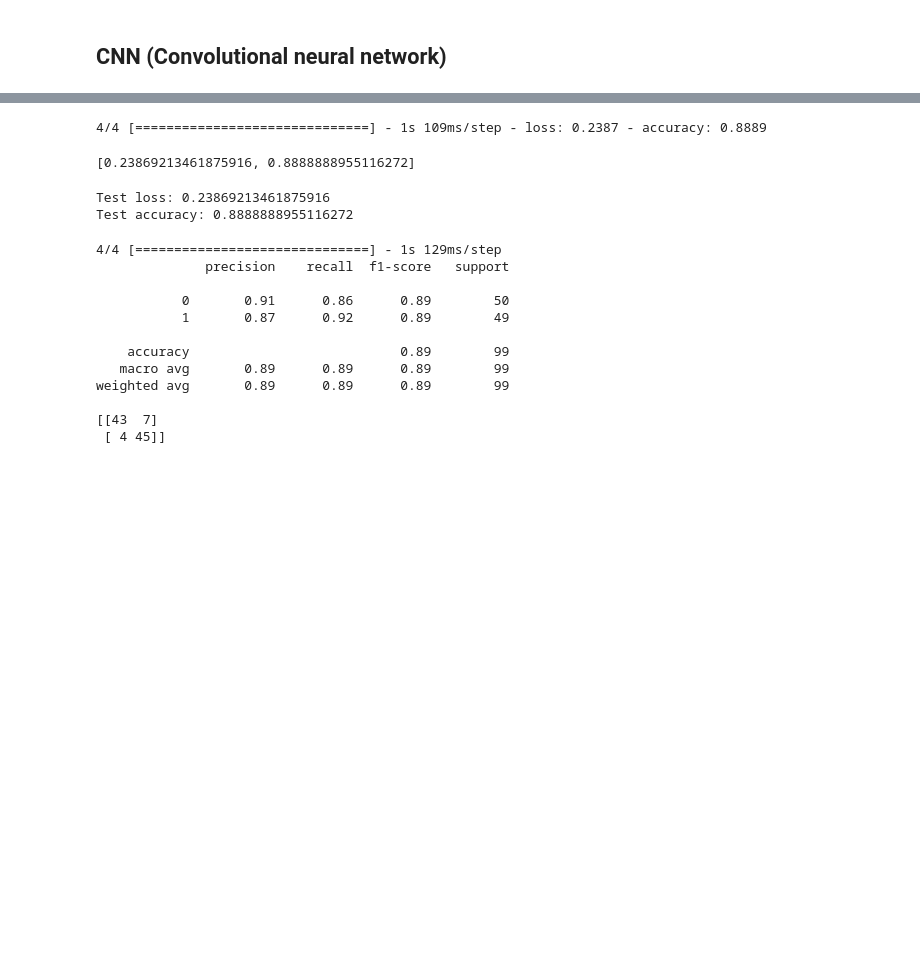
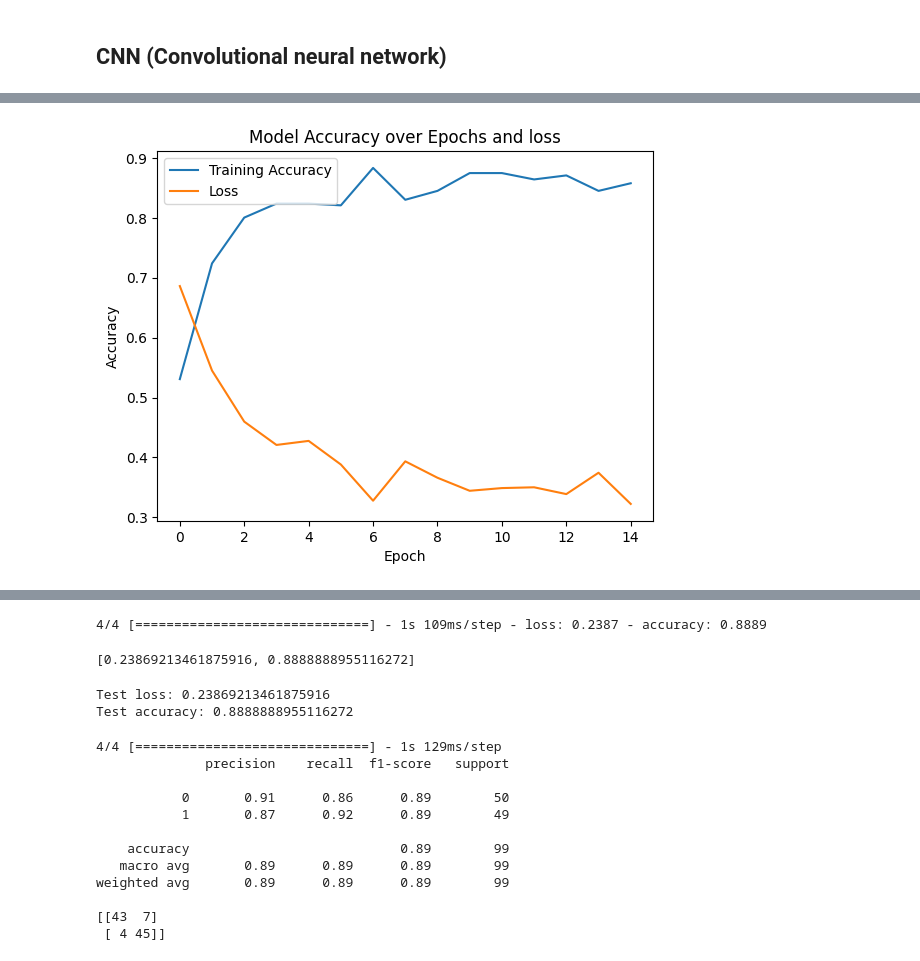
Before and after one commit to Haseebk0678/CISC-4900, a Jupyter notebook: FaceMaskML.ipynb, the cells around one changed output, grey strips where cells are left out. Drawn from its saved outputs; the diff is of its cells as text; code cells hidden in the pictures; blank space fills up the shorter version.

```diff
--- a/FaceMaskML.ipynb
+++ b/FaceMaskML.ipynb
@@ -261,13 +261,14 @@ print(x_test.shape)
 #     print("F1-score: {:.2f}".format(f1_score(y_test, y_pred, average='weighted')))
 #     print()
 # %%
-# from keras.preprocessing import image
+from keras.preprocessing import image
 
-# train_data_mask_dir="New_Masks_Dataset/Train"
-# val_data_mask_dir = "New_Masks_Dataset/Validation"
-# test_data_mask_dir="New_Masks_Dataset/Test"
+train_data_mask_dir="New_Masks_Dataset/Train"
+val_data_mask_dir = "New_Masks_Dataset/Validation"
+test_data_mask_dir="New_Masks_Dataset/Test"
 
-# train_datagen = ImageDataGenerator(rescale=1./255, rotation_range=40, width_shift_range=0.2, height_shift_range=0.2, shear_range=0.2, zoom_range=0.2, horizontal_flip=True,)
-# test_datagen = ImageDataGenerator(rescale=1./255)
-# train_generator = train_datagen.flow_from_directory(train_data_mask_dir, target_size=(100, 100), batch_size=32, class_mode='binary')
-# validation_generator = test_datagen.flow_from_directory(val_data_mask_dir, target_size=(100, 100), batch_size=32, class_mode='binary')
+batch_size = 32
+train_datagen = ImageDataGenerator(rescale=1./255, rotation_range=40, width_shift_range=0.2, height_shift_range=0.2, shear_range=0.2, zoom_range=0.2, horizontal_flip=True,)
+test_datagen = ImageDataGenerator(rescale=1./255)
+train_generator = train_datagen.flow_from_directory(train_data_mask_dir, target_size=(100, 100), batch_size=batch_size, class_mode='binary')
+validation_generator = test_datagen.flow_from_directory(test_data_mask_dir, target_size=(100, 100), batch_size=batch_size, class_mode='binary')
@@ -274,13 +278,17 @@ print(x_test.shape)
 # %% [markdown]
 ## CNN (Convolutional neural network)
 # %%
-
+# https://www.analyticsvidhya.com/blog/2022/09/training-a-cnn-from-scratch-using-data-augmentation/
+# layers.Conv2D(32, (3, 3), activation='relu', input_shape=(150, 150, 1))
 # https://www.tensorflow.org/api_docs/python/tf/keras/layers/RandomFlip
 
 # The parameters I chose here were also from a project I did earlier, I'll link it here
+NUM_CLASSES = 2
+input_shape = (100,100,3)
 model = keras.Sequential(
     [
         keras.Input(shape=input_shape),
+        layers.Conv2D(32, (3, 3), activation='relu'),
         keras.layers.RandomRotation(0.1),
         keras.layers.RandomZoom(-.1, .1),
         keras.layers.RandomFlip(mode='horizontal_and_vertical'),
@@ -292,9 +300,10 @@ model = keras.Sequential(
         layers.MaxPooling2D(pool_size=(2, 2)),
         layers.Flatten(),
         layers.Dropout(0.5),
-        layers.Dense(NUM_CLASSES, activation="sigmoid"),
+        layers.Dense(1, activation="sigmoid"),
     ]
 )
+model.compile(loss="binary_crossentropy", optimizer="adam", metrics=["accuracy"])
 
 model.summary()
 # %% [output]
@@ -319,0 +327,5 @@ _________________________________________________________________
+# %%
+steps_per_epoch = len(train_generator)//batch_size
+validation_steps = len(validation_generator)//batch_size # if you have validation data
+
+history = model.fit_generator(train_generator, steps_per_epoch=steps_per_epoch, epochs=15, validation_data=validation_generator, validation_steps=validation_steps)
@@ -320,2 +350,16 @@ _________________________________________________________________
+# %%
+import matplotlib.pyplot as plt
+
+# Train the model and save the history of accuracy over epochs
+# Plot the accuracy history over epochs
+plt.plot(history.history['accuracy'])
+plt.plot(history.history['loss'])
+plt.title('Model Accuracy over Epochs and loss')
+plt.ylabel('Accuracy')
+plt.xlabel('Epoch')
+plt.legend(['Training Accuracy', 'Loss'], loc='upper left')
+plt.show()
+# %% [output]
+[figure, added]
 # %%
 from tensorflow.keras.callbacks import EarlyStopping, ModelCheckpoint
```
Also changed, not shown: parts of 7 cells of this notebook, 2 other files.
